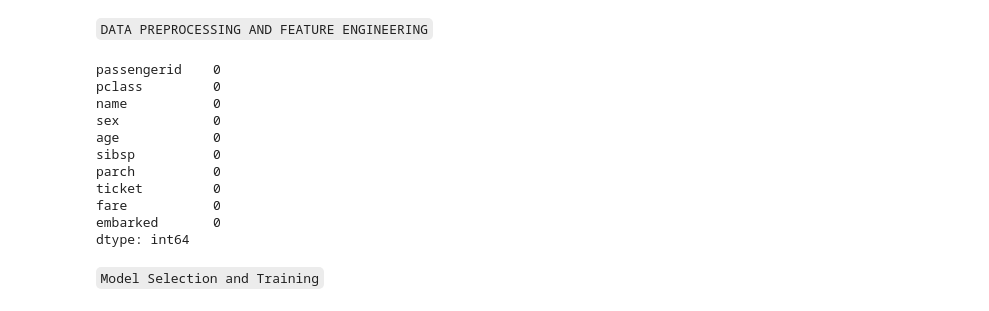
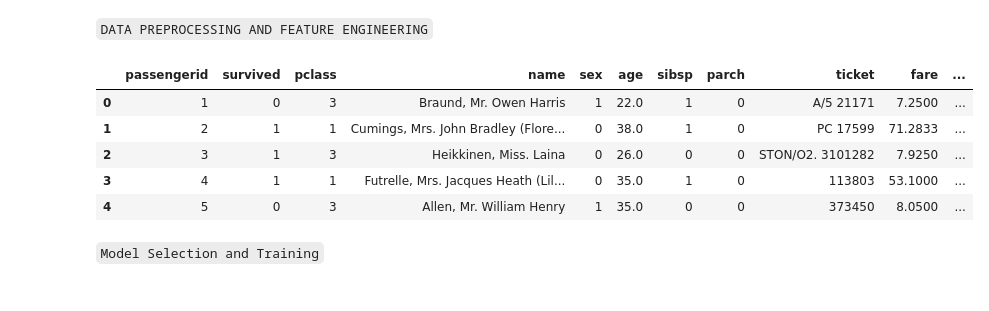
Before and after one commit to sultanbeishenkulov/titanic, a Jupyter notebook: titanic.ipynb, the cells around one changed output. Cells and saved outputs as stored; diff of their text form; code cells hidden in the pictures.

```diff
--- a/titanic.ipynb
+++ b/titanic.ipynb
@@ -137,30 +141,57 @@ plt.show()
 [figure]
 # %% [markdown]
 `DATA PREPROCESSING AND FEATURE ENGINEERING`
+# %%
+#imputing missing values with respective ones discussed above to new train_data dataframe
+# train_data = train.copy()
+train["age"].fillna(train["age"].median(skipna=True), inplace=True)
+train["embarked"].fillna(train['embarked'].value_counts().idxmax(), inplace=True)
+train.drop('cabin', axis=1, inplace=True)
+
+#test
+# test_data = test.copy()
+test["age"].fillna(train["age"].median(skipna=True), inplace=True)
+test.drop('cabin', axis=1, inplace=True)
+test.dropna(subset=['fare'], inplace=True)
 # %%
 # Family Size (adding 1 for the person itself)
 train['familysize'] = train['sibsp'] + train['parch'] + 1
+test['familysize'] = test['sibsp'] + test['parch'] + 1
 
 # Title
 train['title'] = train['name'].str.extract(' ([A-Za-z]+)\.', expand=False)
+test['title'] = test['name'].str.extract(' ([A-Za-z]+)\.', expand=False)
 
 # IsAlone
 train['is_alone'] = (train['familysize'] == 1).astype(int)
+test['is_alone'] = (test['familysize'] == 1).astype(int)
 
 # Age Group
-train['age_group'] = pd.cut(train['age'], bins=[0-10, 18, 30, 50, 100], labels=['child', 'young_adult', 'adult', 'Elderly'])
+train['age_group'] = pd.cut(train['age'], bins=[0-10, 18, 30, 50, 100], labels=['child', 'young_adult', 'adult', 'elderly'])
+test['age_group'] = pd.cut(test['age'], bins=[0-10, 18, 30, 50, 100], labels=['child', 'young_adult', 'adult', 'elderly'])
 
 # Fare per Person
 train['fare_per_person'] = train['fare'] / train['familysize']
+test['fare_per_person'] = test['fare'] / test['familysize']
 
 # Ticket Frequency
 ticket_counts = train['ticket'].value_counts()
 train['ticketfrequency'] = train['ticket'].apply(lambda x: ticket_counts[x])
 
+ticket_counts_test = test['ticket'].value_counts()
+test['ticketfrequency'] = test['ticket'].apply(lambda x: ticket_counts_test[x])
+
 # Age * Class
 train['age*class'] = train['age'] * train['pclass']
-
-# Sex and Class
-train['sex_class'] = train['sex'] + '_' + train['pclass'].astype(str)
+train['age*class'] = train['age'] * train['pclass']
+# %%
+train.head()
+# %% [output]
+|  | passengerid | survived | pclass | name | sex | age | sibsp | parch | ticket | fare | ... |
+| 0 | 1 | 0 | 3 | Braund, Mr. Owen Harris | 1 | 22.0 | 1 | 0 | A/5 21171 | 7.2500 | ... |
+| 1 | 2 | 1 | 1 | Cumings, Mrs. John Bradley (Flore... | 0 | 38.0 | 1 | 0 | PC 17599 | 71.2833 | ... |
+| 2 | 3 | 1 | 3 | Heikkinen, Miss. Laina | 0 | 26.0 | 0 | 0 | STON/O2. 3101282 | 7.9250 | ... |
+| 3 | 4 | 1 | 1 | Futrelle, Mrs. Jacques Heath (Lil... | 0 | 35.0 | 1 | 0 | 113803 | 53.1000 | ... |
+| 4 | 5 | 0 | 3 | Allen, Mr. William Henry | 1 | 35.0 | 0 | 0 | 373450 | 8.0500 | ... |
 # %%
 #Encoding categorical features
@@ -168,28 +199,3 @@ Categorical_cols = ['sex', 'embarked', 'title', 'sex_class', 'age_group']
 le = LabelEncoder()
 for col in Categorical_cols:
     train[col] = le.fit_transform(train[[col]])
-# %%
-#imputing missing values with respective ones discussed above to new train_data dataframe
-train_data = train.copy()
-train_data["age"].fillna(train["age"].median(skipna=True), inplace=True)
-train_data["embarked"].fillna(train['embarked'].value_counts().idxmax(), inplace=True)
-train_data.drop('cabin', axis=1, inplace=True)
-train_data.isnull().sum()
-#test
-test_data = test.copy()
-test_data["age"].fillna(train["age"].median(skipna=True), inplace=True)
-test_data.drop('cabin', axis=1, inplace=True)
-test_data.dropna(subset=['fare'], inplace=True)
-test_data.isnull().sum()
-# %% [output]
-passengerid    0
-pclass         0
-name           0
-sex            0
-age            0
-sibsp          0
-parch          0
-ticket         0
-fare           0
-embarked       0
-dtype: int64
```
Also changed, not shown: parts of 4 cells of this notebook.
